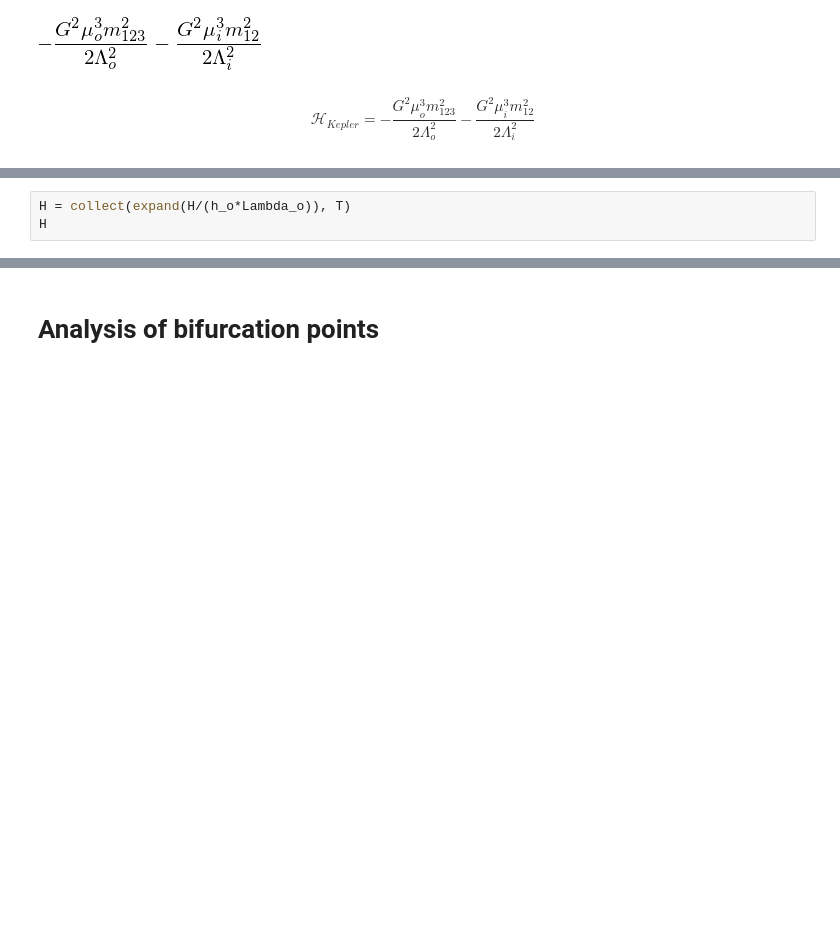
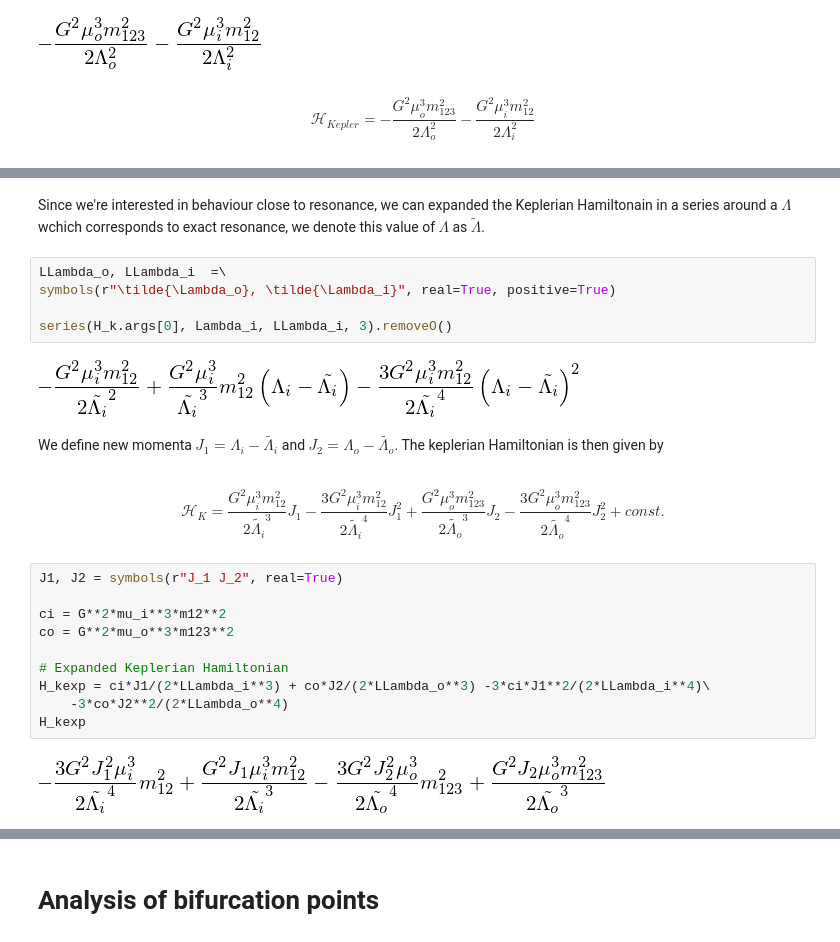
Before and after one commit to fbartolic/master_thesis, a Jupyter notebook: notebooks/resonant_hamiltonian.ipynb, the cells around one changed output, grey strips where cells are left out. Cells and saved outputs as stored; diff of their text form; blank space fills up the shorter version.

```diff
--- a/notebooks/resonant_hamiltonian.ipynb
+++ b/notebooks/resonant_hamiltonian.ipynb
@@ -306,3 +167,26 @@ H
-# %%
-H = collect(expand(H/(h_o*Lambda_o)), T)
-H
+# %% [markdown]
+Since we're interested in behaviour close to resonance, we can expanded the Keplerian Hamiltonain in a series around a $\Lambda$ wchich corresponds to exact resonance, we denote this value of $\Lambda$ as $\tilde{\Lambda}$.
+# %%
+LLambda_o, LLambda_i  =\
+symbols(r"\tilde{\Lambda_o}, \tilde{\Lambda_i}", real=True, positive=True)
+
+series(H_k.args[0], Lambda_i, LLambda_i, 3).removeO()
+# %% [output]
+[figure, added]
+# %% [markdown]
+We define new momenta $J_1=\Lambda_i - \tilde{\Lambda_i}$ and
+$J_2=\Lambda_o - \tilde{\Lambda_o}$. The keplerian Hamiltonian is then given by
+# %% [markdown]
+$$\mathcal{H}_{K}=\frac{G^2 \mu_i^3 m_{12}^2}{2\tilde{\Lambda_i}^3}J_1 -\frac{3 G^2 \mu_i^3 m_{12}^2}{2\tilde{\Lambda_i}^4}J_1^2+ \frac{G^2 \mu_o^3 m_{123}^2}{2\tilde{\Lambda_o}^3}J_2 -\frac{3 G^2 \mu_o^3 m_{123}^2}{2\tilde{\Lambda_o}^4}J_2^2 + const.$$
+# %%
+J1, J2 = symbols(r"J_1 J_2", real=True)
+
+ci = G**2*mu_i**3*m12**2
+co = G**2*mu_o**3*m123**2
+
+# Expanded Keplerian Hamiltonian
+H_kexp = ci*J1/(2*LLambda_i**3) + co*J2/(2*LLambda_o**3) -3*ci*J1**2/(2*LLambda_i**4)\
+    -3*co*J2**2/(2*LLambda_o**4)
+H_kexp
+# %% [output]
+[figure, added]
```
Also changed, not shown: parts of 70 cells of this notebook.
